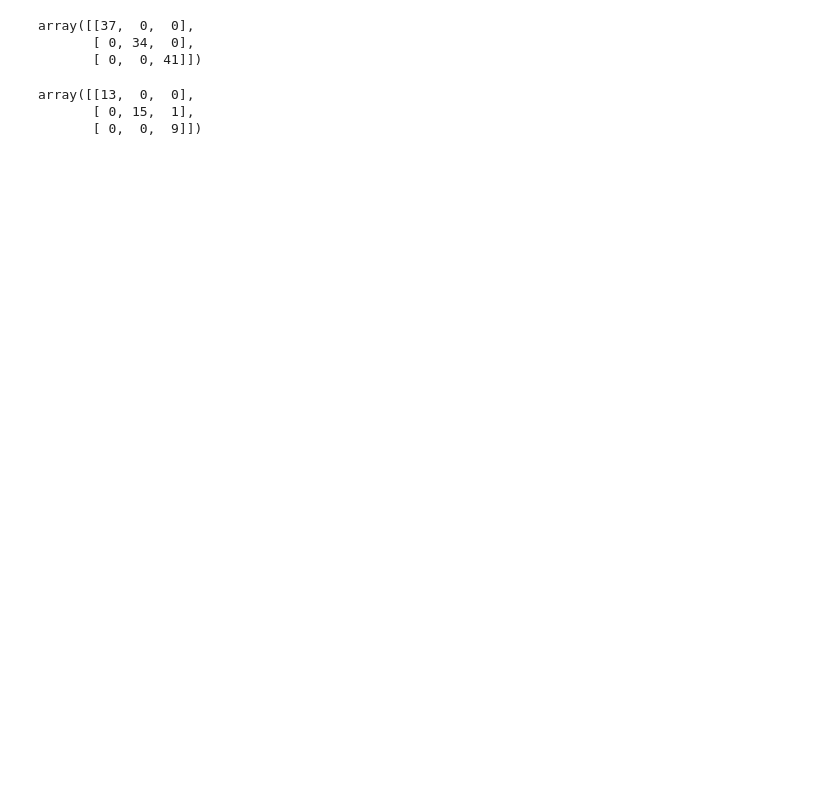
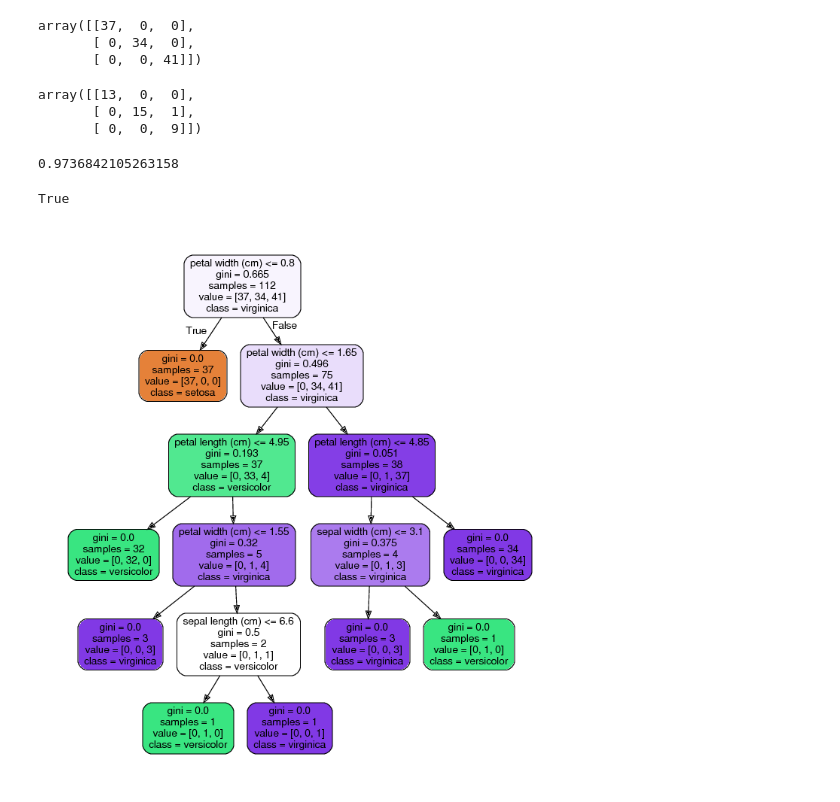
Before and after one commit to deepakkasera/Machine-Learning, a Jupyter notebook: Decision Tree/DecisionTree.ipynb, the cells around one changed output. Drawn from its saved outputs; the diff is of its cells as text; code cells hidden in the pictures; blank space fills up the shorter version.

Commit message:
Decision Tree

```diff
--- a/Decision Tree/DecisionTree.ipynb
+++ b/Decision Tree/DecisionTree.ipynb
@@ -46,3 +34,25 @@ confusion_matrix(y_test, y_test_predicted)
 array([[13,  0,  0],
        [ 0, 15,  1],
        [ 0,  0,  9]])
+# %%
+classifier.score(x_test, y_test)
+# %% [output]
+0.9736842105263158
+# %%
+#to get the visualisation of decision tree
+import pydotplus
+dot_data = export_graphviz(classifier, out_file=None,
+                           feature_names=iris.feature_names,
+                           class_names=iris.target_names,
+                           filled = True,
+                           rounded = True)
+graph = pydotplus.graph_from_dot_data(dot_data)
+graph.write_pdf("iris.pdf")
+# %% [output]
+True
+# %%
+from wand.image import Image
+img = Image(filename="iris.pdf")
+img
+# %% [output]
+[figure, added]
```
Also changed, not shown: parts of 2 cells of this notebook, 1 other file.
